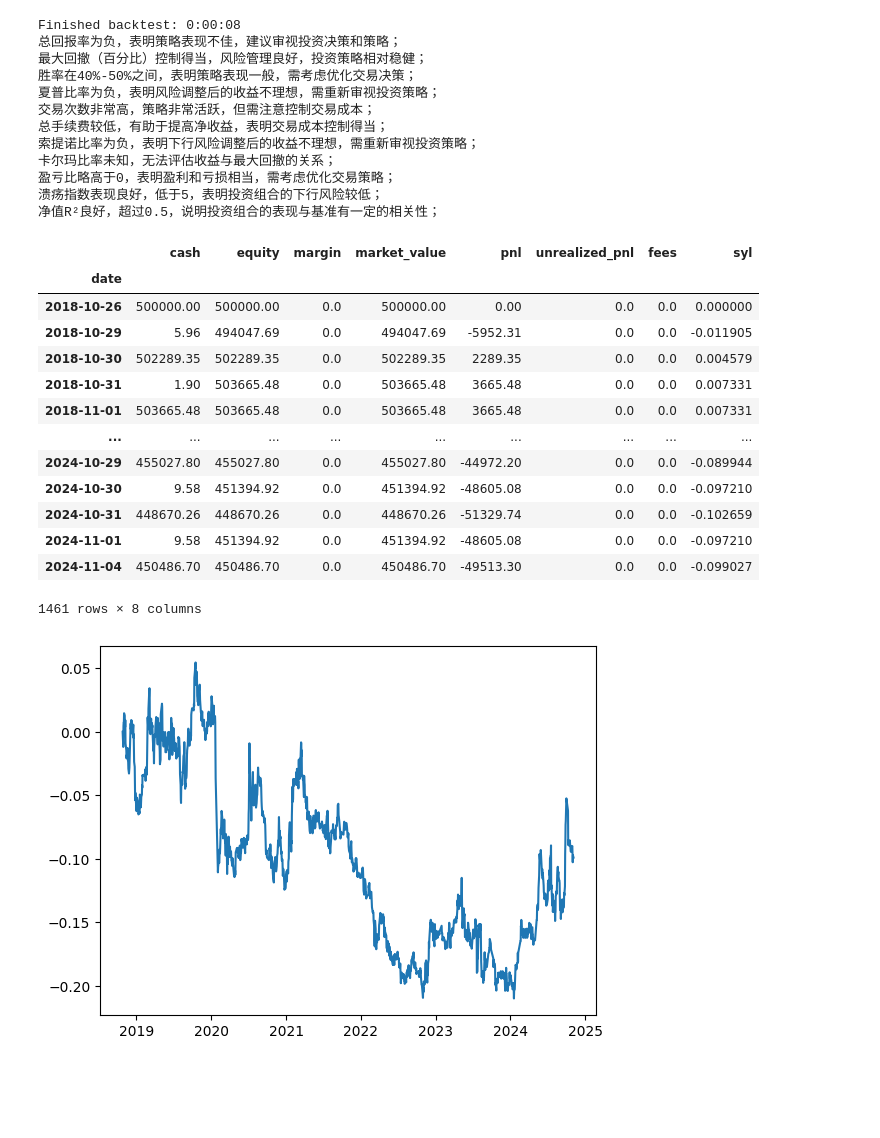
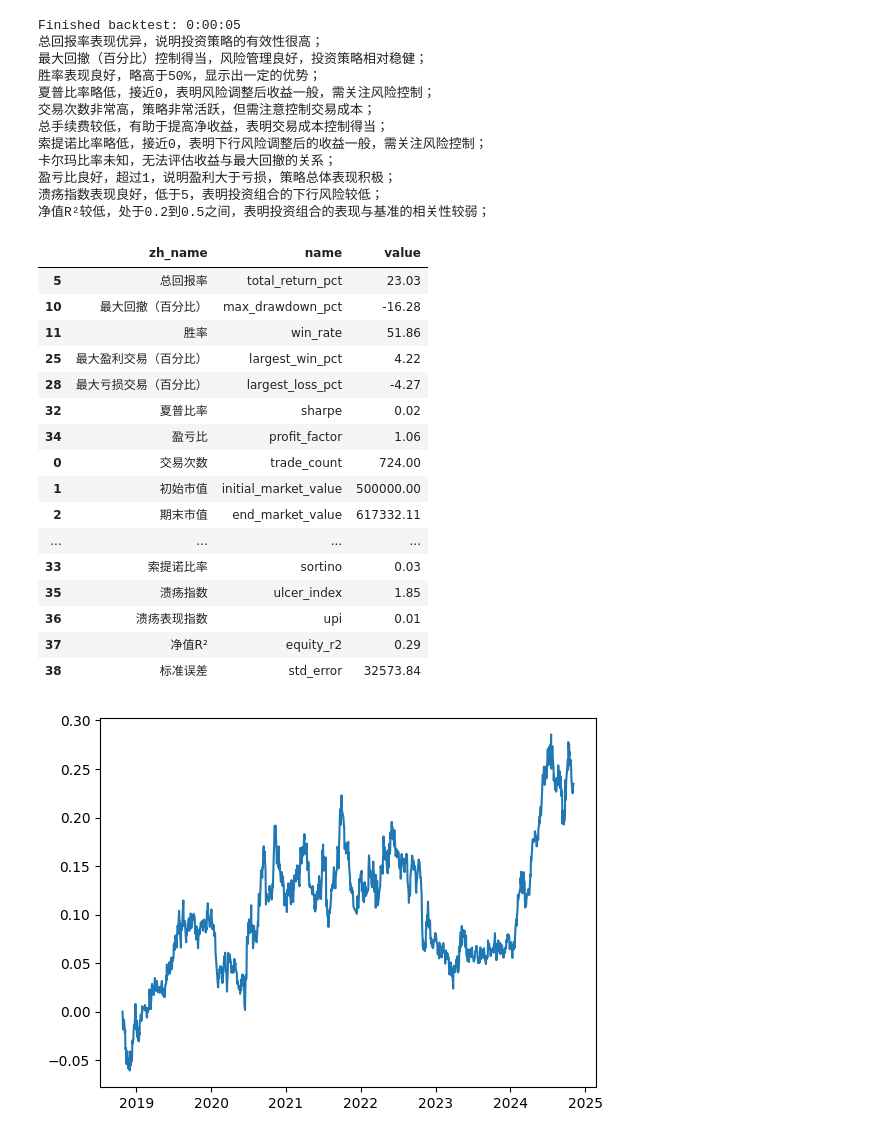
Before and after one commit to hoooou/quant_study, a Jupyter notebook: 回测股票A股-03.ipynb, the cells around one changed output. Cells and saved outputs as stored; diff of their text form; code cells hidden in the pictures; blank space fills up the shorter version.

```diff
--- a/回测股票A股-03.ipynb
+++ b/回测股票A股-03.ipynb
@@ -12,6 +12,10 @@ def buy_with_stop_loss(ctx:ExecContext):
         ctx.sell_shares=pos.shares
         # 设置止盈百分比,根据这个百分比自动卖出
         ctx.stop_profit_pct=pb.param(name="stop_profit_pct")
+# %%
+stock_code="600900"
+start_date="20181026"
+end_date="20241104"
 # %%
 from unittest import result
 import akshare
@@ -22,7 +26,7 @@ from pybroker import Strategy,StrategyConfig,YFinance,ExecContext
 from pybroker.ext.data import AKShare
 
 import plot_utils
-pb.param(name="stock_code",value="600000")
+pb.param(name="stock_code",value="600900")
 # 设置持仓比例为100%
 static.instance().param(name="percent",value=1)
 # 设置止损比例为10%
@@ -30,14 +34,13 @@ pb.param(name="stop_loss_pct",value="10")
 # 设置止盈比例为10%
 pb.param(name="stop_profit_pct",value="10")
 akshare=AKShare()
-df=akshare.query(symbols=[pb.param(name="stock_code")],start_date="20181026",end_date="20241104",adjust="hfq")
+df=akshare.query(symbols=[pb.param(name="stock_code")],start_date=start_date,end_date=end_date,adjust="hfq")
 my_config=pb.StrategyConfig(initial_cash=500000)
-strategy=Strategy(akshare,start_date="20181026",end_date="20241104",config=my_config)
+strategy=Strategy(akshare,start_date=start_date,end_date=end_date,config=my_config)
 strategy.add_execution(fn=buy_with_stop_loss,symbols=[pb.param(name="stock_code")])
 result=strategy.backtest()
 # import plot_utils
 df=plot_utils.printResult(result.metrics_df.round(2))
-result.portfolio['syl']=result.portfolio['market_value']/result.portfolio.iloc[0]["cash"]-1
 plot_utils.plotChart(result)
 df
 # %% [output]
@@ -73,27 +75,30 @@ Test split: 2018-10-26 00:00:00 to 2024-11-04 00:00:00
-Finished backtest: 0:00:08
-总回报率为负，表明策略表现不佳，建议审视投资决策和策略；
+Finished backtest: 0:00:05
+总回报率表现优异，说明投资策略的有效性很高；
 最大回撤（百分比）控制得当，风险管理良好，投资策略相对稳健；
-胜率在40%-50%之间，表明策略表现一般，需考虑优化交易决策；
-夏普比率为负，表明风险调整后的收益不理想，需重新审视投资策略；
+胜率表现良好，略高于50%，显示出一定的优势；
+夏普比率略低，接近0，表明风险调整后收益一般，需关注风险控制；
 交易次数非常高，策略非常活跃，但需注意控制交易成本；
 总手续费较低，有助于提高净收益，表明交易成本控制得当；
-索提诺比率为负，表明下行风险调整后的收益不理想，需重新审视投资策略；
+索提诺比率略低，接近0，表明下行风险调整后的收益一般，需关注风险控制；
 卡尔玛比率未知，无法评估收益与最大回撤的关系；
-盈亏比略高于0，表明盈利和亏损相当，需考虑优化交易策略；
+盈亏比良好，超过1，说明盈利大于亏损，策略总体表现积极；
 溃疡指数表现良好，低于5，表明投资组合的下行风险较低；
-净值R²良好，超过0.5，说明投资组合的表现与基准有一定的相关性；
+净值R²较低，处于0.2到0.5之间，表明投资组合的表现与基准的相关性较弱；
-|  | cash | equity | margin | market_value | pnl | unrealized_pnl | fees | syl |
-| date |  |  |  |  |  |  |  |  |
-| 2018-10-26 | 500000.00 | 500000.00 | 0.0 | 500000.00 | 0.00 | 0.0 | 0.0 | 0.000000 |
-| 2018-10-29 | 5.96 | 494047.69 | 0.0 | 494047.69 | -5952.31 | 0.0 | 0.0 | -0.011905 |
-| 2018-10-30 | 502289.35 | 502289.35 | 0.0 | 502289.35 | 2289.35 | 0.0 | 0.0 | 0.004579 |
-| 2018-10-31 | 1.90 | 503665.48 | 0.0 | 503665.48 | 3665.48 | 0.0 | 0.0 | 0.007331 |
-| 2018-11-01 | 503665.48 | 503665.48 | 0.0 | 503665.48 | 3665.48 | 0.0 | 0.0 | 0.007331 |
-| ... | ... | ... | ... | ... | ... | ... | ... | ... |
-| 2024-10-29 | 455027.80 | 455027.80 | 0.0 | 455027.80 | -44972.20 | 0.0 | 0.0 | -0.089944 |
-| 2024-10-30 | 9.58 | 451394.92 | 0.0 | 451394.92 | -48605.08 | 0.0 | 0.0 | -0.097210 |
-| 2024-10-31 | 448670.26 | 448670.26 | 0.0 | 448670.26 | -51329.74 | 0.0 | 0.0 | -0.102659 |
-| 2024-11-01 | 9.58 | 451394.92 | 0.0 | 451394.92 | -48605.08 | 0.0 | 0.0 | -0.097210 |
-| 2024-11-04 | 450486.70 | 450486.70 | 0.0 | 450486.70 | -49513.30 | 0.0 | 0.0 | -0.099027 |
+|  | zh_name | name | value |
+| 5 | 总回报率 | total_return_pct | 23.03 |
+| 10 | 最大回撤（百分比） | max_drawdown_pct | -16.28 |
+| 11 | 胜率 | win_rate | 51.86 |
+| 25 | 最大盈利交易（百分比） | largest_win_pct | 4.22 |
+| 28 | 最大亏损交易（百分比） | largest_loss_pct | -4.27 |
+| 32 | 夏普比率 | sharpe | 0.02 |
+| 34 | 盈亏比 | profit_factor | 1.06 |
+| 0 | 交易次数 | trade_count | 724.00 |
+| 1 | 初始市值 | initial_market_value | 500000.00 |
+| 2 | 期末市值 | end_market_value | 617332.11 |
+| ... | ... | ... | ... |
+| 33 | 索提诺比率 | sortino | 0.03 |
+| 35 | 溃疡指数 | ulcer_index | 1.85 |
+| 36 | 溃疡表现指数 | upi | 0.01 |
+| 37 | 净值R² | equity_r2 | 0.29 |
+| 38 | 标准误差 | std_error | 32573.84 |
-1461 rows × 8 columns
-[figure, old version]
+[figure, new version]
```
Also changed, not shown: parts of 3 cells of this notebook, 1 other file.
